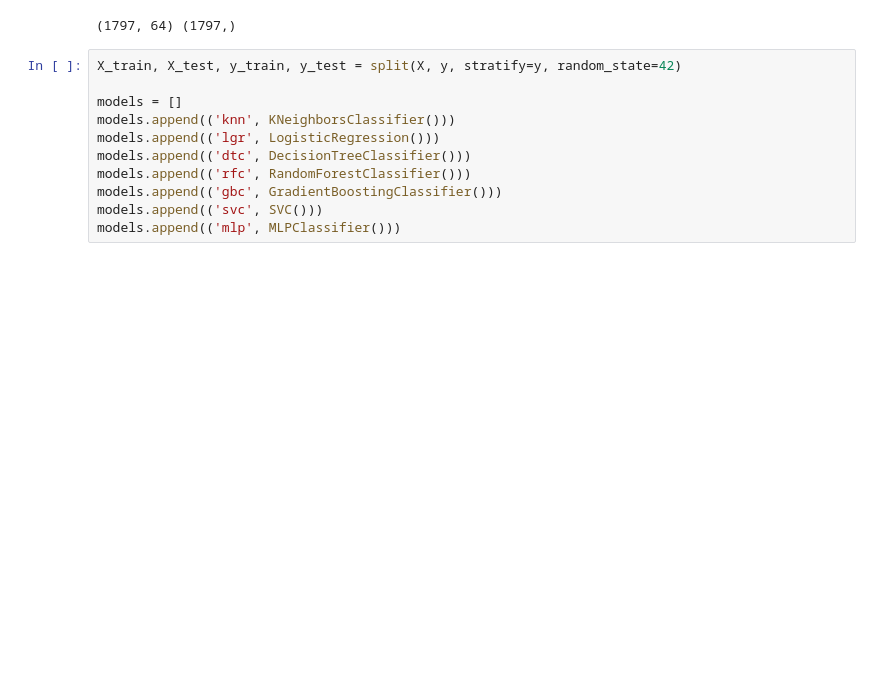
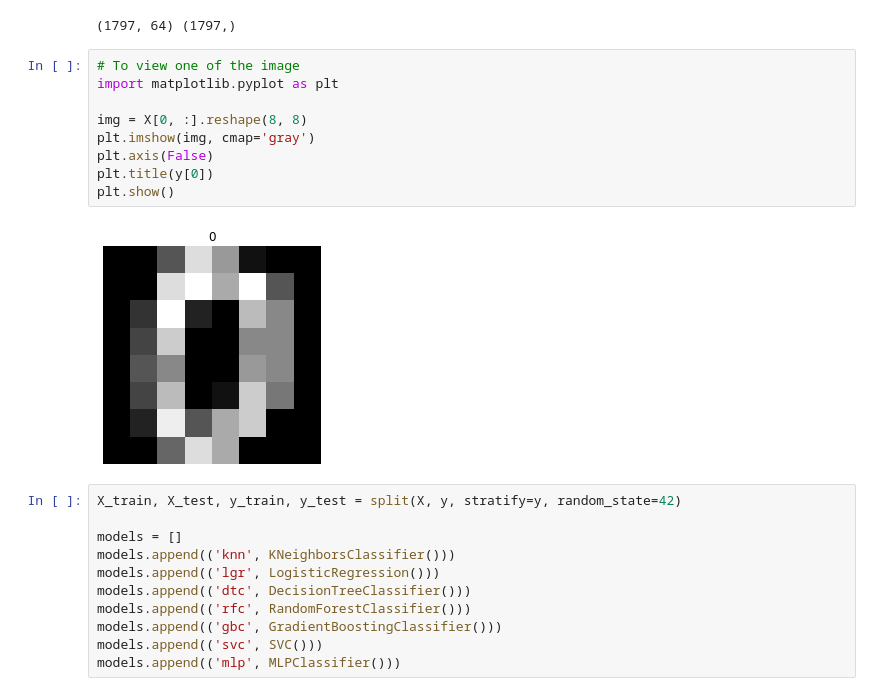
Before and after one commit to limweipin/mlpy_nov2021, a Jupyter notebook: day_3.ipynb, the cells around one changed output. Saved outputs shown, nothing was run; the diff lists cells and outputs as text; blank space fills up the shorter version.

```diff
--- a/day_3.ipynb
+++ b/day_3.ipynb
@@ -295,6 +295,17 @@ X, y = load_digits(return_X_y=True)
 print(X.shape, y.shape)
 # %% [output]
 (1797, 64) (1797,)
+# %%
+# To view one of the image
+import matplotlib.pyplot as plt
+
+img = X[0, :].reshape(8, 8)
+plt.imshow(img, cmap='gray')
+plt.axis(False)
+plt.title(y[0])
+plt.show()
+# %% [output]
+[figure, added]
 # %%
 X_train, X_test, y_train, y_test = split(X, y, stratify=y, random_state=42)
 
```
Also changed, not shown: parts of 1 cell of this notebook.
